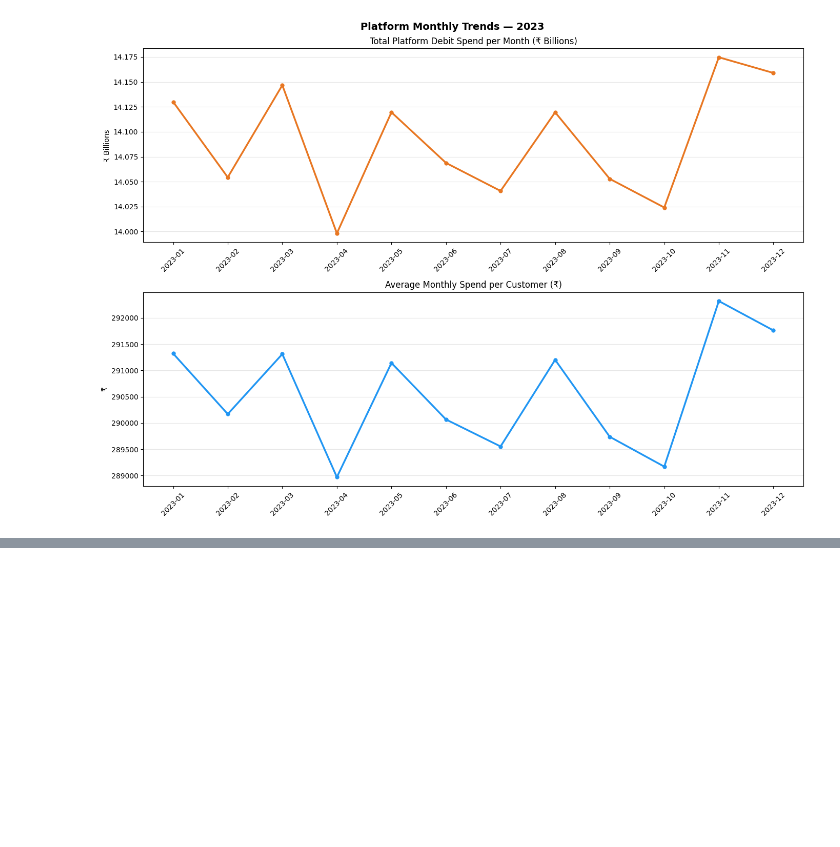
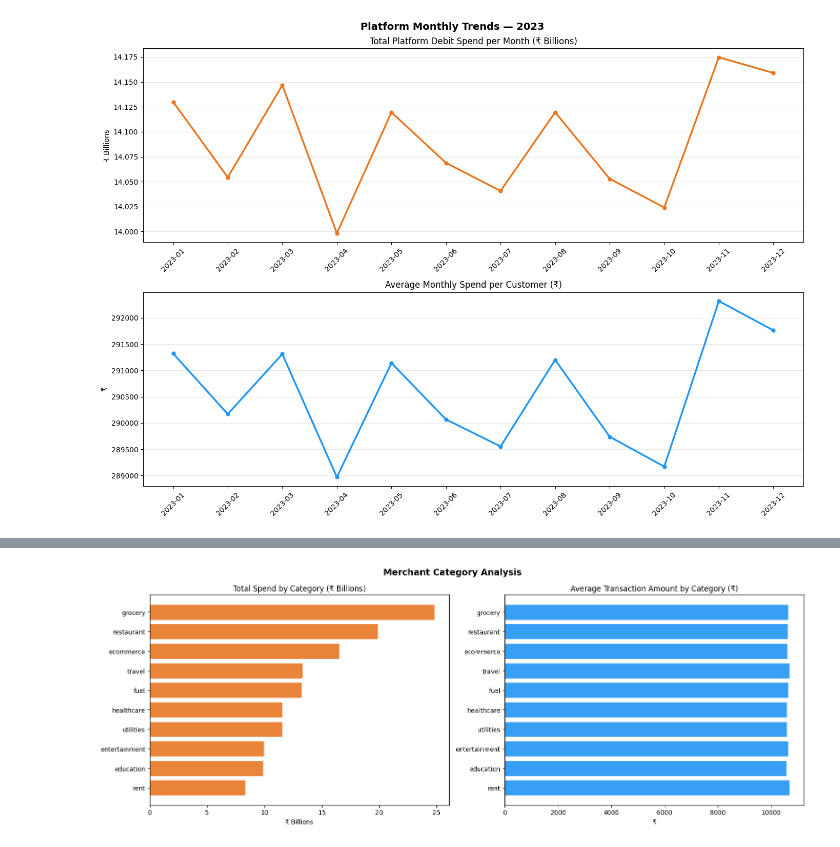
Before and after one commit to praveenkumar993/realworld-ds-ml, a Jupyter notebook: finance/personal_finance_clv/notebooks/03_eda.ipynb, the cells around one changed output, grey strips where cells are left out. Drawn from its saved outputs; the diff is of its cells as text; code cells hidden in the pictures; blank space fills up the shorter version.

```diff
--- a/finance/personal_finance_clv/notebooks/03_eda.ipynb
+++ b/finance/personal_finance_clv/notebooks/03_eda.ipynb
@@ -670,0 +670,82 @@ TypeError: Image data of dtype object cannot be converted to float
+# %%
+print("EDA SECTION 6 — MERCHANT CATEGORY SPENDING\n")
+
+# Query — Spending by merchant category and CLV bucket
+merchant_analysis = spark.sql("""
+    SELECT
+        merchant_category,
+        COUNT(*)                                       AS total_txns,
+        ROUND(SUM(amount), 2)                          AS total_spend,
+        ROUND(AVG(amount), 2)                          AS avg_txn_amount,
+        ROUND(COUNT(*) * 100.0 /
+              SUM(COUNT(*)) OVER(), 2)                 AS pct_of_all_txns,
+        ROUND(SUM(amount) * 100.0 /
+              SUM(SUM(amount)) OVER(), 2)              AS pct_of_all_spend
+    FROM transactions
+    WHERE merchant_category != 'unknown'
+      AND credit_debit = 'DR'
+    GROUP BY merchant_category
+    ORDER BY total_spend DESC
+""")
+
+print("Merchant Category Analysis:")
+merchant_analysis.show(20, truncate=False)
+
+# Top categories by CLV bucket
+top_categories_by_bucket = spark.sql("""
+    WITH category_bucket AS (
+        SELECT
+            l.clv_bucket,
+            t.merchant_category,
+            ROUND(AVG(t.amount), 2)    AS avg_amount,
+            COUNT(*)                   AS txn_count,
+            RANK() OVER (
+                PARTITION BY l.clv_bucket
+                ORDER BY COUNT(*) DESC
+            )                          AS rank_in_bucket
+        FROM transactions t
+        JOIN clv_labels l ON t.customer_id = l.customer_id
+        WHERE t.merchant_category != 'unknown'
+          AND t.credit_debit = 'DR'
+        GROUP BY l.clv_bucket, t.merchant_category
+    )
+    SELECT clv_bucket, merchant_category,
+           avg_amount, txn_count, rank_in_bucket
+    FROM category_bucket
+    WHERE rank_in_bucket <= 3
+    ORDER BY clv_bucket, rank_in_bucket
+""")
+
+print("\nTop 3 Categories per CLV Bucket:")
+top_categories_by_bucket.show(20, truncate=False)
+
+# Visualize
+merch_pd = merchant_analysis.toPandas().head(10)
+
+fig, axes = plt.subplots(1, 2, figsize=(16, 6))
+fig.suptitle("Merchant Category Analysis",
+             fontsize=14, fontweight="bold")
+
+axes[0].barh(
+    merch_pd["merchant_category"],
+    merch_pd["total_spend"] / 1e9,
+    color="#E87722", edgecolor="white", alpha=0.9
+)
+axes[0].set_title("Total Spend by Category (₹ Billions)")
+axes[0].set_xlabel("₹ Billions")
+axes[0].invert_yaxis()
+
+axes[1].barh(
+    merch_pd["merchant_category"],
+    merch_pd["avg_txn_amount"],
+    color="#2196F3", edgecolor="white", alpha=0.9
+)
+axes[1].set_title("Average Transaction Amount by Category (₹)")
+axes[1].set_xlabel("₹")
+axes[1].invert_yaxis()
+
+plt.tight_layout()
+plt.savefig("../data/processed/eda_06_merchant_categories.png",
+            dpi=130, bbox_inches="tight")
+plt.show()
+# %% [output]
@@ -670,0 +769 @@ TypeError: Image data of dtype object cannot be converted to float
+[figure, added]
```
Also changed, not shown: parts of 3 cells of this notebook.
